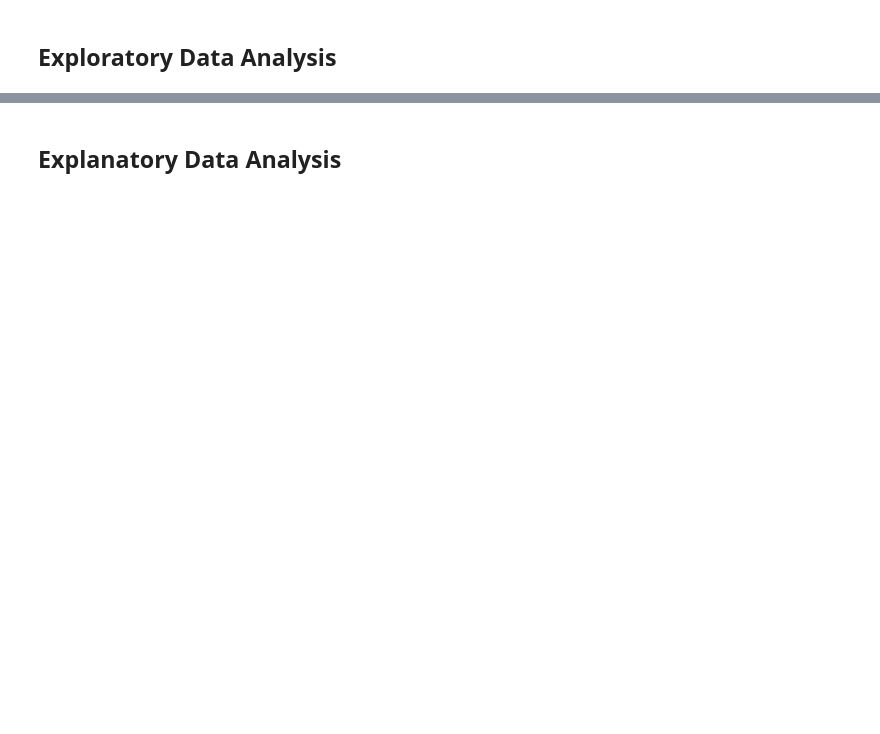
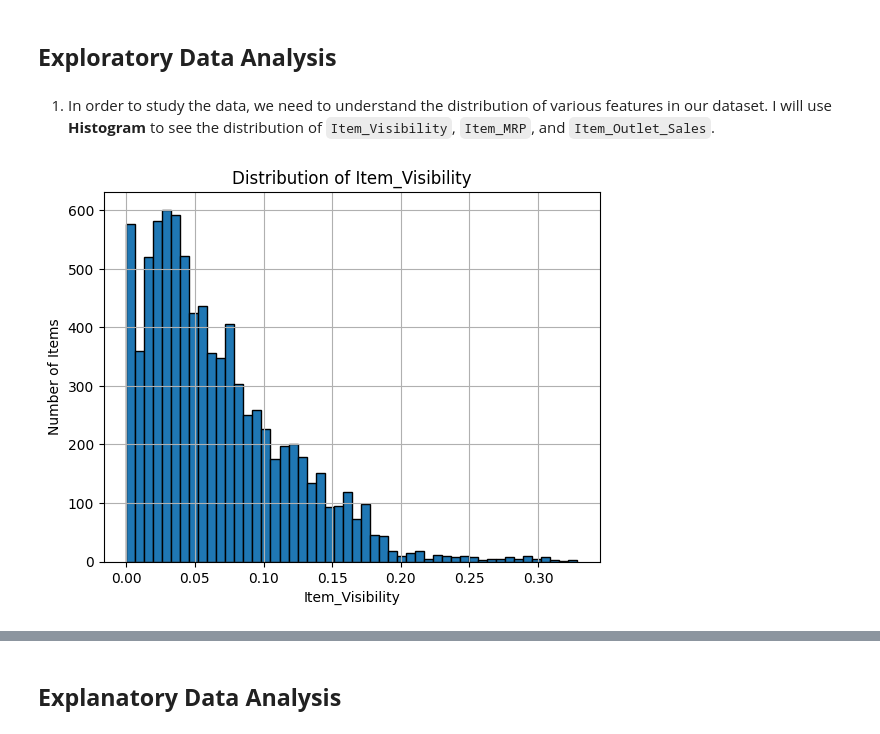
Before and after one commit to ericakitano/Prediction-of-Product-Sales, a Jupyter notebook: Prediction_of_Product_Sales.ipynb, the cells around one changed output, grey strips where cells are left out. Saved outputs shown, nothing was run; the diff lists cells and outputs as text; code cells hidden in the pictures; blank space fills up the shorter version.

```diff
--- a/Prediction_of_Product_Sales.ipynb
+++ b/Prediction_of_Product_Sales.ipynb
@@ -231,2 +234,4 @@ I did not choose to do that earlier because I did not want to skew the data, and
 # %% [markdown]
 ## **Exploratory Data Analysis**
+# %% [markdown]
+1. In order to study the data, we need to understand the distribution of various features in our dataset. I will use **Histogram** to see the distribution of `Item_Visibility`, `Item_MRP`, and `Item_Outlet_Sales`.
@@ -232,0 +242,8 @@ I did not choose to do that earlier because I did not want to skew the data, and
+# %%
+#Distribution of Item_Visibility
+ax = df['Item_Visibility'].hist(bins = 'auto', edgecolor = 'black')
+ax.set_title('Distribution of Item_Visibility')
+ax.set_xlabel('Item_Visibility')
+ax.set_ylabel('Number of Items');
+# %% [output]
+[figure, added]
```
Also changed, not shown: parts of 24 cells of this notebook.
